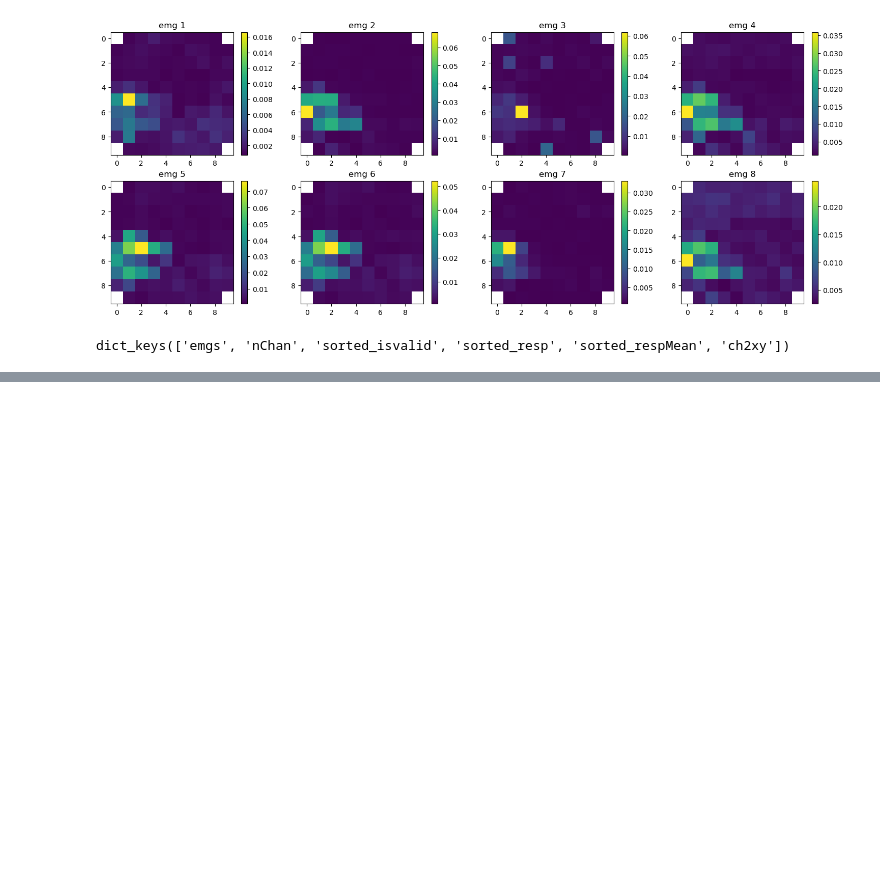
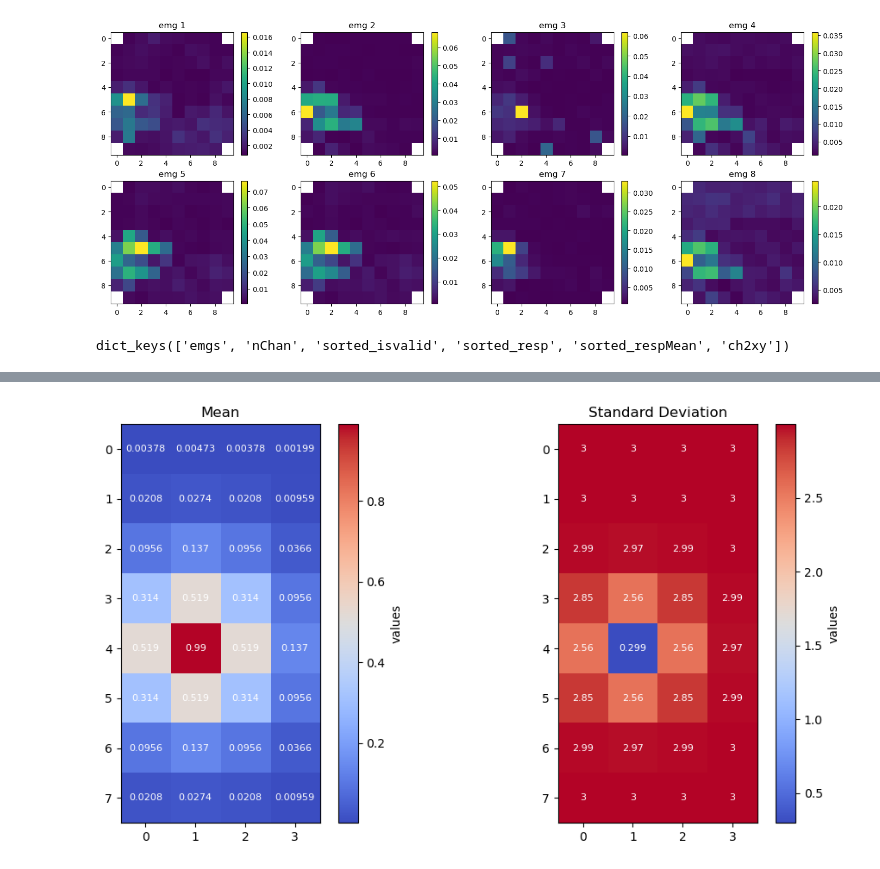
Before and after one commit to theodore2leusse/NNonlineGP, a Jupyter notebook: MapVisialization.ipynb, the cells around one changed output, grey strips where cells are left out. Drawn from its saved outputs; the diff is of its cells as text; code cells hidden in the pictures; blank space fills up the shorter version.

```diff
--- a/MapVisialization.ipynb
+++ b/MapVisialization.ipynb
@@ -129,0 +184,40 @@ plt.show()
+# %%
+gp = FixedGP(input_space=input_space, train_X=train_X, train_Y=train_Y, kernel_type='Mat52', noise_std=0.3, output_std=3, lengthscale=[1.*1/7, 1.*1/3])
+mean, std = gp.predict()
+# %%
+map_mean = np.full((np.max(ch2xy[:,0]), np.max(ch2xy[:,1])), np.nan)
+for i in range(ch2xy.shape[0]):
+    map_mean[int(ch2xy[i,0]-1),int(ch2xy[i,1]-1)] = mean[i]
+# print(map_mean)
+
+map_std = np.full((np.max(ch2xy[:,0]), np.max(ch2xy[:,1])), np.nan)
+for i in range(ch2xy.shape[0]):
+    map_std[int(ch2xy[i,0]-1),int(ch2xy[i,1]-1)] = std[i]
+# print(map_std)
+# %%
+# Create a figure with two side-by-side subplots
+fig, axes = plt.subplots(1, 2, figsize=(12, 6))
+
+# Plot map_mean on the left
+im1 = axes[0].imshow(map_mean, cmap='coolwarm', vmin=np.nanmin(map_mean), vmax=np.nanmax(map_mean))
+fig.colorbar(im1, ax=axes[0], label="values")
+axes[0].set_title("Mean")
+
+# Add values to each cell for map_mean
+for i in range(map_mean.shape[0]):
+    for j in range(map_mean.shape[1]):
+        axes[0].text(j, i, f"{map_mean[i, j]:.3g}", ha='center', va='center', color="white", fontsize=8)
+
+# Plot map_std on the right
+im2 = axes[1].imshow(map_std, cmap='coolwarm', vmin=np.nanmin(map_std), vmax=np.nanmax(map_std))
+fig.colorbar(im2, ax=axes[1], label="values")
+axes[1].set_title("Standard Deviation")
+
+# Add values to each cell for map_std
+for i in range(map_std.shape[0]):
+    for j in range(map_std.shape[1]):
+        axes[1].text(j, i, f"{map_std[i, j]:.3g}", ha='center', va='center', color="white", fontsize=8)
+
+plt.show()
+# %% [output]
+[figure, added]
```
Also changed, not shown: parts of 12 cells of this notebook, 1 other file.
